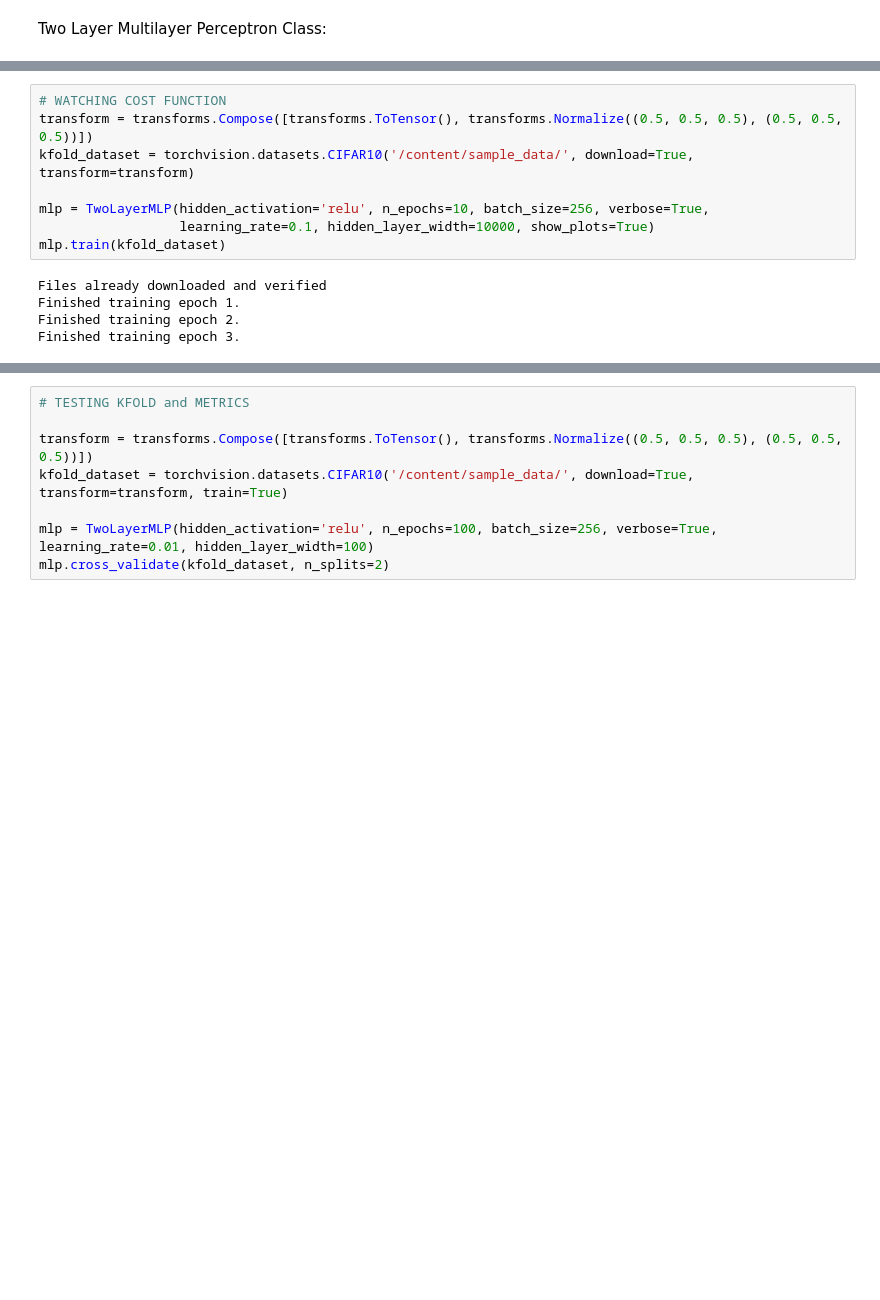
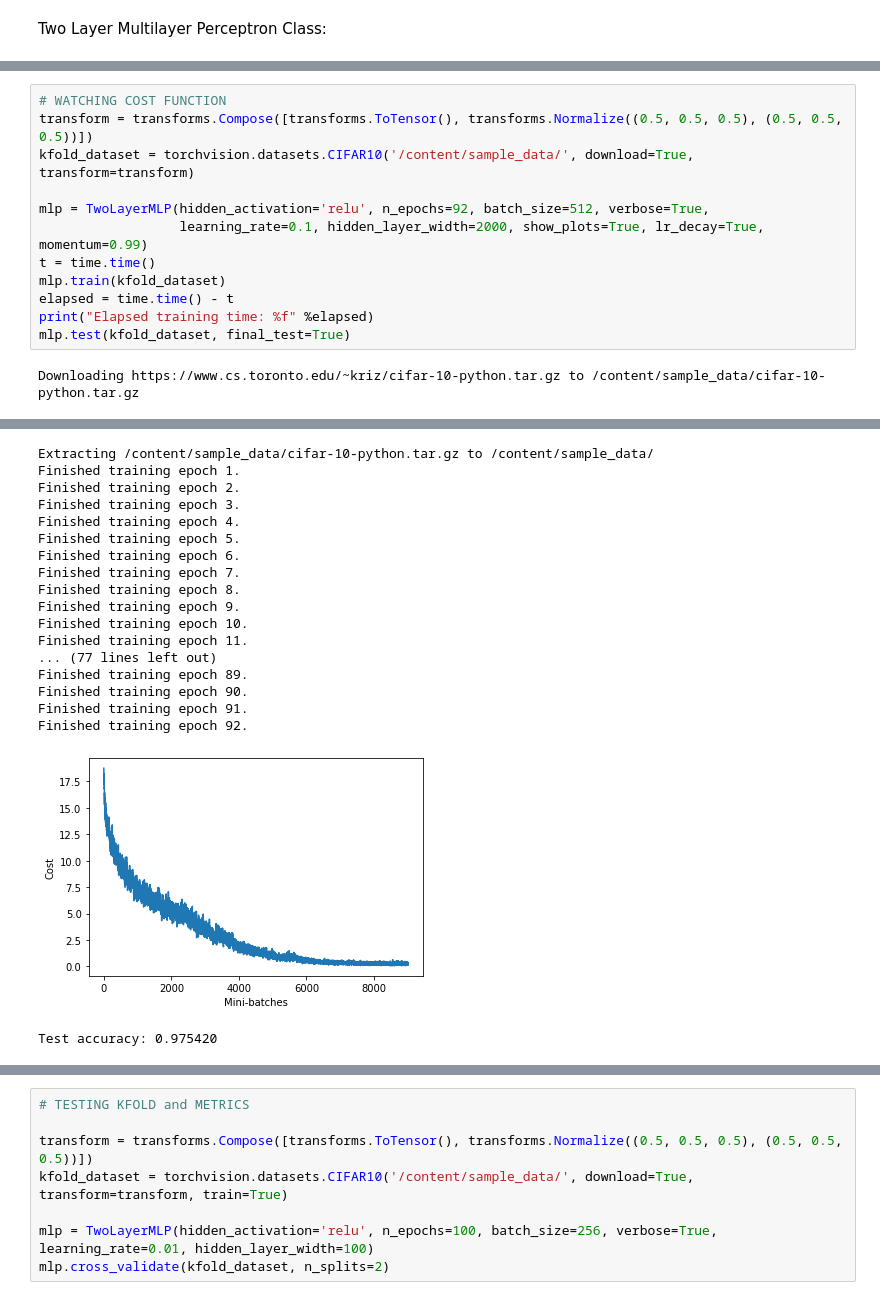
Before and after one commit to maxsolomonhenry/mlp, a Jupyter notebook: MLP.ipynb, the cells around one changed output, grey strips where cells are left out. Drawn from its saved outputs; the diff is of its cells as text; blank space fills up the shorter version.

```diff
--- a/MLP.ipynb
+++ b/MLP.ipynb
@@ -306,11 +306,12 @@ class TwoLayerMLP:
 transform = transforms.Compose([transforms.ToTensor(), transforms.Normalize((0.5, 0.5, 0.5), (0.5, 0.5, 0.5))])
 kfold_dataset = torchvision.datasets.CIFAR10('/content/sample_data/', download=True, transform=transform)
 
-mlp = TwoLayerMLP(hidden_activation='relu', n_epochs=10, batch_size=256, verbose=True,
-                  learning_rate=0.1, hidden_layer_width=10000, show_plots=True)
+mlp = TwoLayerMLP(hidden_activation='relu', n_epochs=92, batch_size=512, verbose=True,
+                  learning_rate=0.1, hidden_layer_width=2000, show_plots=True, lr_decay=True, momentum=0.99)
+t = time.time()
 mlp.train(kfold_dataset)
+elapsed = time.time() - t
+print("Elapsed training time: %f" %elapsed)
+mlp.test(kfold_dataset, final_test=True)
 # %% [output]
-Files already downloaded and verified
-Finished training epoch 1.
-Finished training epoch 2.
-Finished training epoch 3.
+Downloading https://www.cs.toronto.edu/~kriz/cifar-10-python.tar.gz to /content/sample_data/cifar-10-python.tar.gz
@@ -316,0 +319,19 @@ Finished training epoch 3.
+Extracting /content/sample_data/cifar-10-python.tar.gz to /content/sample_data/
+Finished training epoch 1.
+Finished training epoch 2.
+Finished training epoch 3.
+Finished training epoch 4.
+Finished training epoch 5.
+Finished training epoch 6.
+Finished training epoch 7.
+Finished training epoch 8.
+Finished training epoch 9.
+Finished training epoch 10.
+Finished training epoch 11.
+... (77 lines left out)
+Finished training epoch 89.
+Finished training epoch 90.
+Finished training epoch 91.
+Finished training epoch 92.
+[figure, added]
+Test accuracy: 0.975420
```
Also changed, not shown: parts of 8 cells of this notebook.
